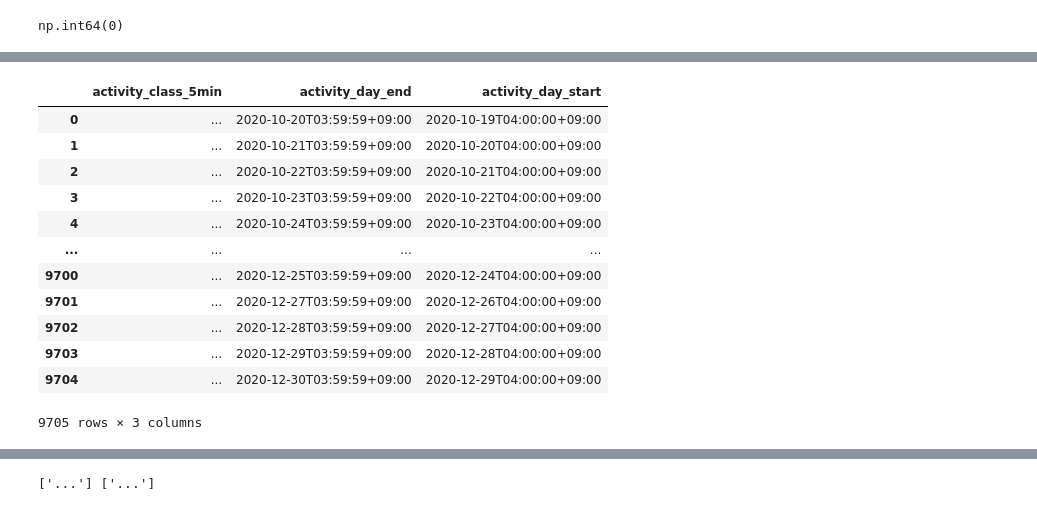
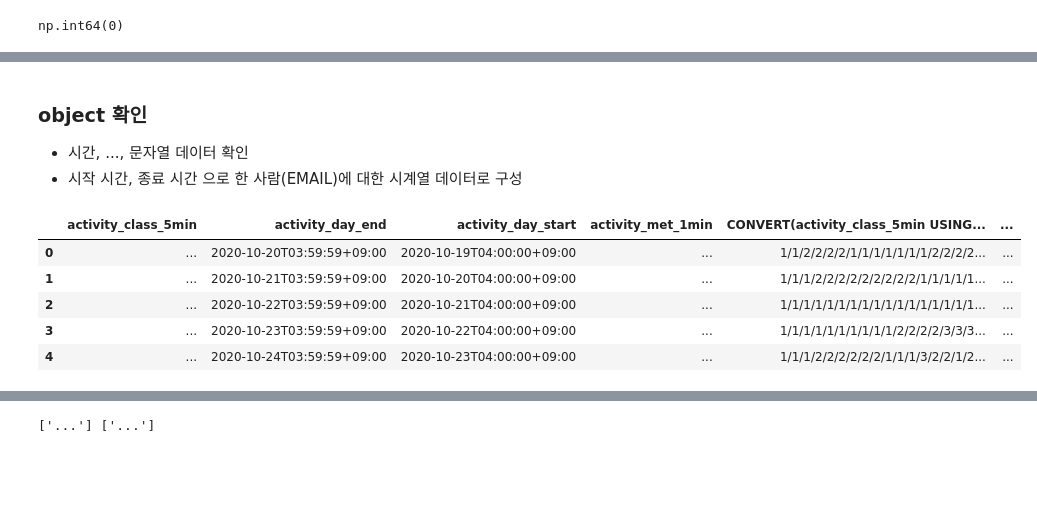
Before and after one commit to keulreobeu/jinholee_Portfolio, a Jupyter notebook: miniproject-1/EDA.ipynb, the cells around one changed output, grey strips where cells are left out. Cells and saved outputs as stored; diff of their text form; code cells hidden in the pictures; blank space fills up the shorter version.

```diff
--- a/miniproject-1/EDA.ipynb
+++ b/miniproject-1/EDA.ipynb
@@ -144,17 +171,15 @@ Index(['EMAIL', 'activity_average_met', 'activity_cal_active',
+# %% [markdown]
+### object 확인
+*   시간, ..., 문자열 데이터 확인
+*   시작 시간, 종료 시간 으로 한 사람(EMAIL)에 대한 시계열 데이터로 구성
 # %%
+# object 타입의 데이터가 어떤 값으로 들어가 있는지 확인
 obj_list = ['activity_class_5min', 'activity_day_end', 'activity_day_start', 'activity_met_1min', 'CONVERT(activity_class_5min USING utf8)', 'CONVERT(activity_met_1min USING utf8)']
-tr_act_df[obj_list[:3]]
+tr_act_df[obj_list].head()
 # %% [output]
-|  | activity_class_5min | activity_day_end | activity_day_start |
-| 0 | ... | 2020-10-20T03:59:59+09:00 | 2020-10-19T04:00:00+09:00 |
-| 1 | ... | 2020-10-21T03:59:59+09:00 | 2020-10-20T04:00:00+09:00 |
-| 2 | ... | 2020-10-22T03:59:59+09:00 | 2020-10-21T04:00:00+09:00 |
-| 3 | ... | 2020-10-23T03:59:59+09:00 | 2020-10-22T04:00:00+09:00 |
-| 4 | ... | 2020-10-24T03:59:59+09:00 | 2020-10-23T04:00:00+09:00 |
-| ... | ... | ... | ... |
-| 9700 | ... | 2020-12-25T03:59:59+09:00 | 2020-12-24T04:00:00+09:00 |
-| 9701 | ... | 2020-12-27T03:59:59+09:00 | 2020-12-26T04:00:00+09:00 |
-| 9702 | ... | 2020-12-28T03:59:59+09:00 | 2020-12-27T04:00:00+09:00 |
-| 9703 | ... | 2020-12-29T03:59:59+09:00 | 2020-12-28T04:00:00+09:00 |
-| 9704 | ... | 2020-12-30T03:59:59+09:00 | 2020-12-29T04:00:00+09:00 |
+|  | activity_class_5min | activity_day_end | activity_day_start | activity_met_1min | CONVERT(activity_class_5min USING... | ... |
+| 0 | ... | 2020-10-20T03:59:59+09:00 | 2020-10-19T04:00:00+09:00 | ... | 1/1/2/2/2/2/1/1/1/1/1/1/1/2/2/2/2... | ... |
+| 1 | ... | 2020-10-21T03:59:59+09:00 | 2020-10-20T04:00:00+09:00 | ... | 1/1/1/2/2/2/2/2/2/2/2/2/1/1/1/1/1... | ... |
+| 2 | ... | 2020-10-22T03:59:59+09:00 | 2020-10-21T04:00:00+09:00 | ... | 1/1/1/1/1/1/1/1/1/1/1/1/1/1/1/1/1... | ... |
+| 3 | ... | 2020-10-23T03:59:59+09:00 | 2020-10-22T04:00:00+09:00 | ... | 1/1/1/1/1/1/1/1/1/1/2/2/2/2/3/3/3... | ... |
+| 4 | ... | 2020-10-24T03:59:59+09:00 | 2020-10-23T04:00:00+09:00 | ... | 1/1/1/2/2/2/2/2/2/1/1/1/3/2/2/1/2... | ... |
-9705 rows × 3 columns
```
Also changed, not shown: parts of 102 cells of this notebook, 1 other file.
